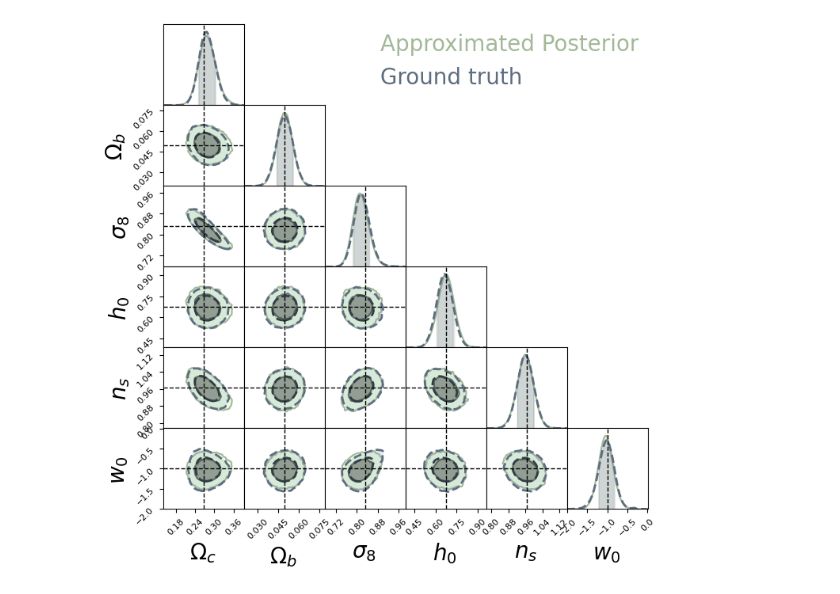
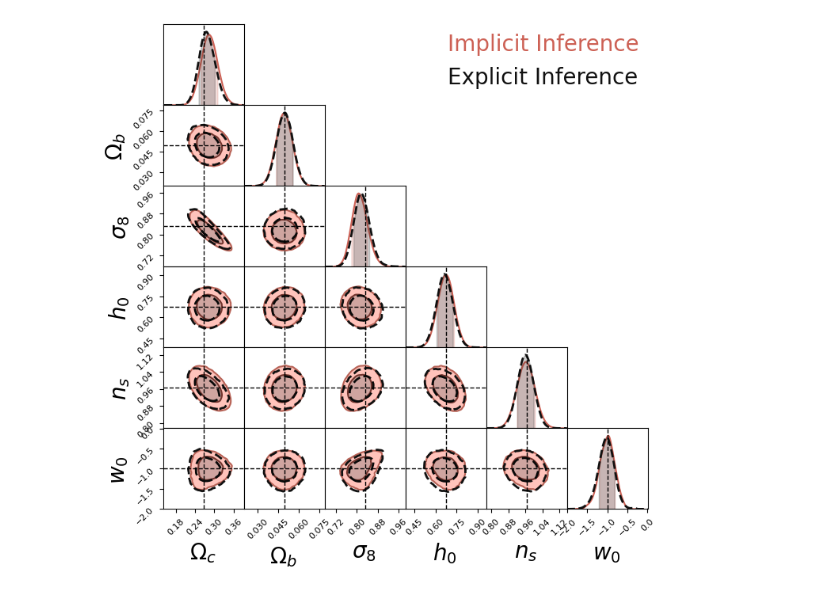
Before and after one commit to LSSTDESC/sbi_bm_lens, a Jupyter notebook: notebooks/contour_plot_results.ipynb, the cells around one changed output. Cells and saved outputs as stored; diff of their text form; code cells hidden in the pictures.

Commit message:
updt contour plot notebook

```diff
--- a/notebooks/contour_plot_results.ipynb
+++ b/notebooks/contour_plot_results.ipynb
@@ -20,10 +20,10 @@ color = [
     '#a3b899'
 ]
 # %%
-table = pd.read_table("../results/store_experiments_sbi.csv", sep=',')
+table = pd.read_table("../results/store_experiments.csv", sep=',') #results_bm_grad.csv
 
 c2st_info = table.loc[(
-    (table['sbi_method'] == 'snle') & (table['nb_round'] == 5.0) & (table['c2st'] < 0.61)
+    (table['sbi_method'] == 'nle') & (table['score_weight']==0.00000) & (table['c2st'] < 0.607) & (table['c2st'] > 0.599)& (table['nb_simulations'] == 1000)
 )]
 # %%
 c2st_info
@@ -44,6 +34,6 @@ c2st_info
 # %%
-exp_id = 'exp_snle_5_1000_4'
-posterior = np.load('../results/experiments_sbi/{}/posteriors_sample.npy'.format(exp_id))
+exp_id = c2st_info['experiment_id'][83]
+posterior = np.load('../results/experiments/{}/posteriors_sample.npy'.format(exp_id))
 # %%
 truth = config_lsst_y_10.truth
 params_name = config_lsst_y_10.params_name_latex
@@ -55,33 +52,33 @@ sample_ff = np.load(
 # %%
 c = ChainConsumer()
 
 c.add_chain(
         posterior,
         parameters=params_name,
-        name='Approximated Posterior',
+        name='Implicit Inference',
         linewidth=1.5,
-        color = color[6],
-        shade_alpha = 0.7
+        color = color[2],
+        shade_alpha = 0.5
 )
 
 c.add_chain(
         sample_ff,
         parameters=params_name,
-        name='Ground truth',
+        name='Explicit Inference',
         linewidth=2,
-        color =  color[4], #"#111111",
-        shade_alpha = 0.2,
+        color =  "#111111", #color[4],
+        shade_alpha = 0.,
         linestyle = '--'
 )
 
 c.configure(legend_kwargs={"fontsize": 20}, tick_font_size=8, label_font_size=20)
 fig = c.plotter.plot(
     figsize=0.8,
     truth=truth,
     extents=[[t - 5 * np.std(sample_ff[:,i]),
               t + 5 * np.std(sample_ff[:,i])] for i,t in enumerate(truth)]
 )
 
 plt.savefig('contour_plot_cvg_c2st.pdf')
 # %% [output]
-[figure, old version]
+[figure, new version]
```
Also changed, not shown: parts of 4 cells of this notebook.
